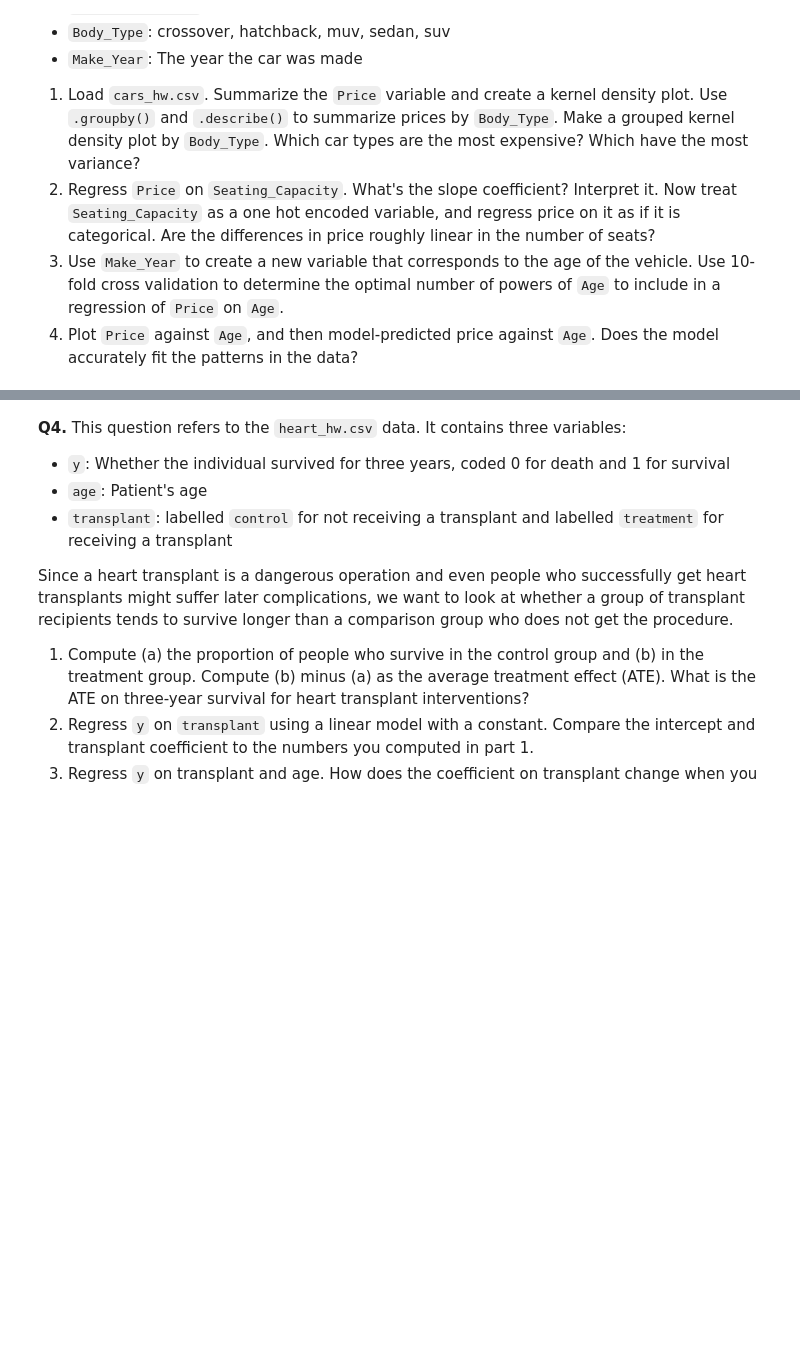
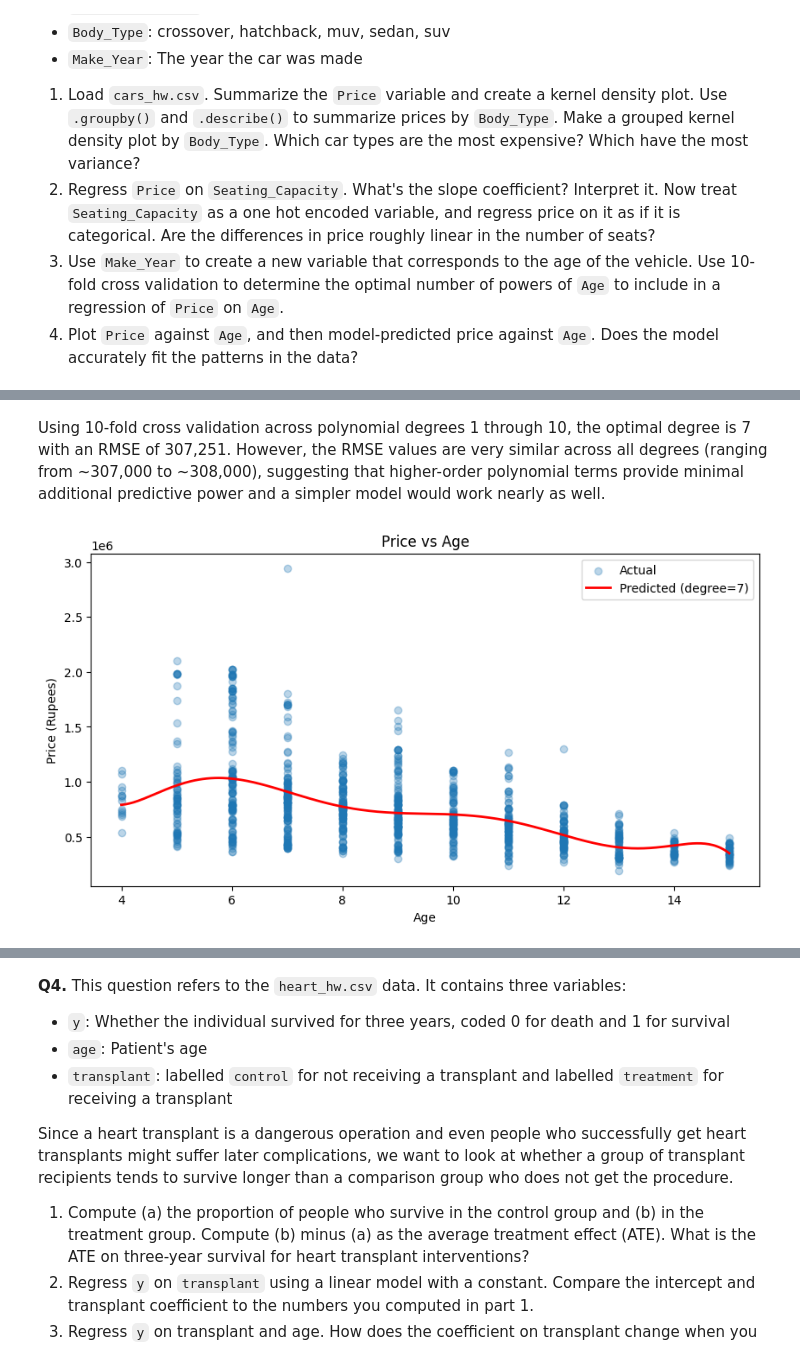
Before and after one commit to simonalam/undergrad_ml_assignments, a Jupyter notebook: 03_assignment_linear_models/03_assignment_linear_models.ipynb, the cells around one changed output, grey strips where cells are left out. Cells and saved outputs as stored; diff of their text form; code cells hidden in the pictures; blank space fills up the shorter version.

```diff
--- a/03_assignment_linear_models/03_assignment_linear_models.ipynb
+++ b/03_assignment_linear_models/03_assignment_linear_models.ipynb
@@ -58,0 +336,18 @@ download_data()
+# %%
+df3['Age'] = 2026 - df3['Make_Year']
+
+best_degree, best_rmse = 1, np.inf
+results = []
+for degree in range(1, 11):
+    poly_features = np.column_stack([df3['Age']**i for i in range(1, degree+1)])
+    scores = cross_val_score(LinearRegression(), poly_features, df3['Price'],
+                             cv=10, scoring='neg_root_mean_squared_error')
+    rmse = -scores.mean()
+    results.append((degree, rmse))
+    if rmse < best_rmse:
+        best_rmse = rmse
+        best_degree = degree
+
+for degree, rmse in results:
+    print(f"Degree {degree}: RMSE = {rmse:.0f}")
+print(f"\nOptimal degree: {best_degree}")
@@ -58,0 +367,23 @@ download_data()
+# %% [markdown]
+Using 10-fold cross validation across polynomial degrees 1 through 10, the optimal degree is 7 with an RMSE of 307,251. However, the RMSE values are very similar across all degrees (ranging from ~307,000 to ~308,000), suggesting that higher-order polynomial terms provide minimal additional predictive power and a simpler model would work nearly as well.
+# %%
+# Fit best model
+poly_features = np.column_stack([df3['Age']**i for i in range(1, best_degree+1)])
+best_model = LinearRegression().fit(poly_features, df3['Price'])
+df3['Predicted_Price'] = best_model.predict(poly_features)
+
+# Plot
+age_range = np.linspace(df3['Age'].min(), df3['Age'].max(), 300)
+age_range_poly = np.column_stack([age_range**i for i in range(1, best_degree+1)])
+predicted_range = best_model.predict(age_range_poly)
+
+plt.figure(figsize=(10, 5))
+plt.scatter(df3['Age'], df3['Price'], alpha=0.3, label='Actual')
+plt.plot(age_range, predicted_range, color='red', linewidth=2, label=f'Predicted (degree={best_degree})')
+plt.xlabel('Age')
+plt.ylabel('Price (Rupees)')
+plt.title('Price vs Age')
+plt.legend()
+plt.show()
+# %% [output]
+[figure, added]
```
Also changed, not shown: parts of 33 cells of this notebook.
